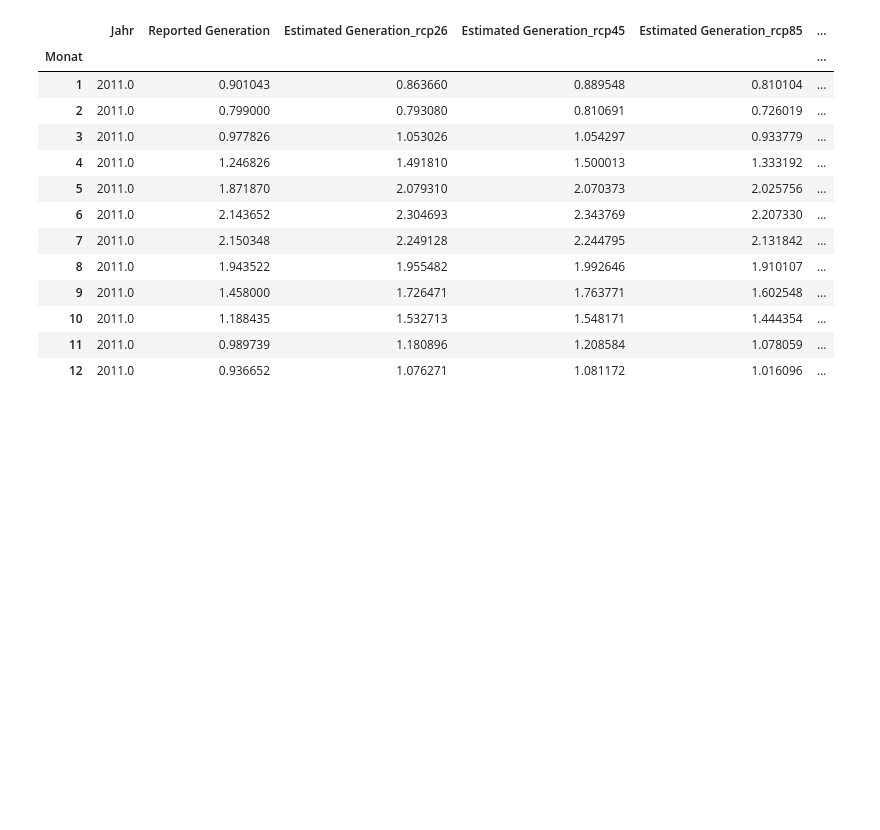
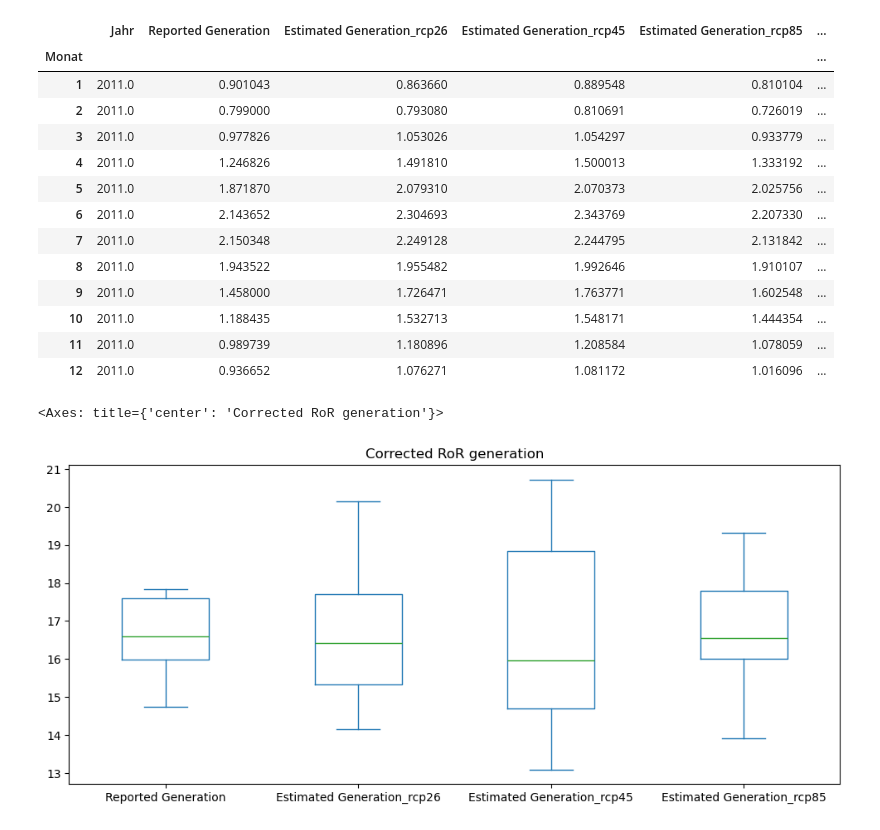
Before and after one commit to yasserhaddad/Clim2RoR-CH, a Jupyter notebook: notebooks/projections/hydropower_analysis.ipynb, the cells around one changed output. Drawn from its saved outputs; the diff is of its cells as text; code cells hidden in the pictures; blank space fills up the shorter version.

Commit message:
Add analysis of RoR hydropower projections

```diff
--- a/notebooks/projections/hydropower_analysis.ipynb
+++ b/notebooks/projections/hydropower_analysis.ipynb
@@ -90,0 +93,16 @@ ds_gen_rcp85 = ds_gen_dict["rcp85"]
+# %%
+def compute_yearly_sum_from_dataset(ds, value_name="gen_yearly"):
+    """Compute yearly totals from a hydropower xarray.Dataset `ds` with data var `gen`.
+    Returns (yearly_da, df, series, values) where:
+      - yearly_da: xarray.DataArray of yearly totals (time dimension)
+      - df: pandas.DataFrame with columns ['time', value_name, 'year']
+      - series: pandas.Series indexed by year with the yearly totals
+      - values: numpy array of series values
+    """
+    yearly_gen = ds.gen.resample(time="YE").sum(dim="time").sum(dim="hydropower")
+    yearly_da = yearly_gen
+    df = yearly_da.to_dataframe(name=value_name).reset_index()
+    df["year"] = df["time"].dt.year
+    series = df.set_index("year")[value_name]
+    values = series.to_numpy()
+    return yearly_da, df, series, values
@@ -328,7 +327,7 @@ Processing scenario: rcp85
 # %%
 df_monthly_means = df_reported_generation_ror.groupby(df_reported_generation_ror["Monat"]).mean()
 for scenario in climate_scenarios:
-    df_monthly_means[f"Bias_correction_factor_{scenario}"] = df_monthly_means[f"Estimated Generation_{scenario}"] / df_monthly_means["Reported Generation"]
+    df_monthly_means[f"Relative Bias_{scenario}"] = df_monthly_means[f"Estimated Generation_{scenario}"] / df_monthly_means["Reported Generation"]
 df_monthly_means
 # %% [output]
 |  | Jahr | Reported Generation | Estimated Generation_rcp26 | Estimated Generation_rcp45 | Estimated Generation_rcp85 | ... |
@@ -345,3 +344,29 @@ df_monthly_means
 | 10 | 2011.0 | 1.188435 | 1.532713 | 1.548171 | 1.444354 | ... |
 | 11 | 2011.0 | 0.989739 | 1.180896 | 1.208584 | 1.078059 | ... |
 | 12 | 2011.0 | 0.936652 | 1.076271 | 1.081172 | 1.016096 | ... |
+# %%
+bias_correction_factors = {}
+for scenario in climate_scenarios:
+    monthly_values = (
+        1 / df_monthly_means[f"Relative Bias_{scenario}"]
+    ).to_numpy()
+    indices_months = ds_gen_dict[scenario].groupby("time.month").groups
+    monthly_bias_correction_factors = np.empty(len(ds_gen_dict[scenario].time))
+    for i, month in enumerate(indices_months):
+        monthly_bias_correction_factors[indices_months[month]] = monthly_values[i]
+
+    bias_correction_factors[scenario] = xr.DataArray(
+        monthly_bias_correction_factors,
+        dims=["time"],
+        coords={"time": (["time"], ds_gen_dict[scenario].time.values)},
+        name="bias_correction_factor",
+    )
+# %%
+df_reported_generation_ror_corrected = df_reported_generation_ror.copy()
+for scenario in climate_scenarios:
+    df_reported_generation_ror_corrected[f"Estimated Generation_{scenario}"] = df_reported_generation_ror_corrected.apply(lambda r: r[f"Estimated Generation_{scenario}"] * (1 / df_monthly_means[f"Relative Bias_{scenario}"]).loc[r["Monat"]].item(), axis=1)
+# %%
+df_reported_generation_ror_corrected.groupby("Jahr").sum()[["Reported Generation", "Estimated Generation_rcp26", "Estimated Generation_rcp45", "Estimated Generation_rcp85"]].plot(kind="box", title="Corrected RoR generation", figsize=(12,5))
+# %% [output]
+<Axes: title={'center': 'Corrected RoR generation'}>
+[figure, added]
```
Also changed, not shown: parts of 13 cells of this notebook, 2 other files.
